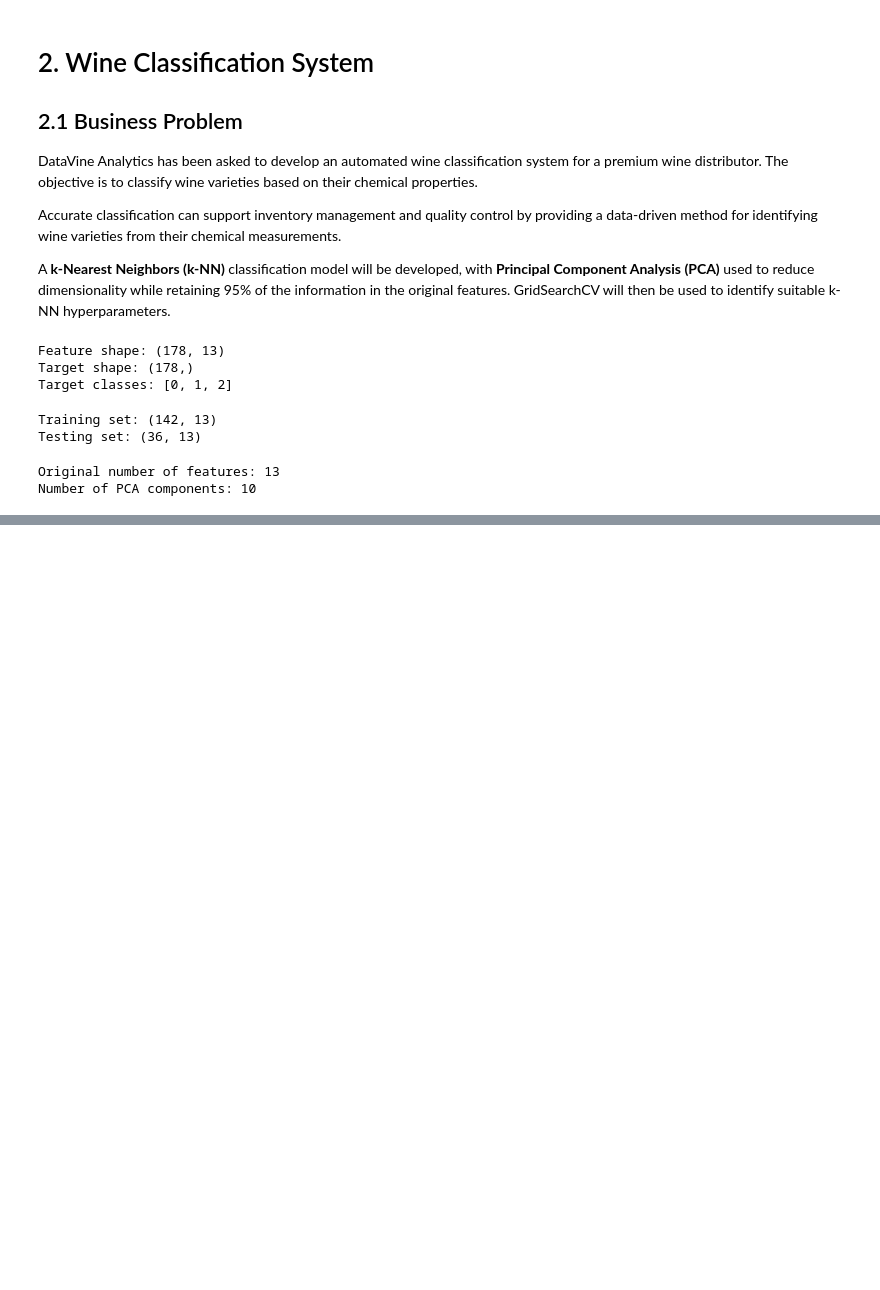
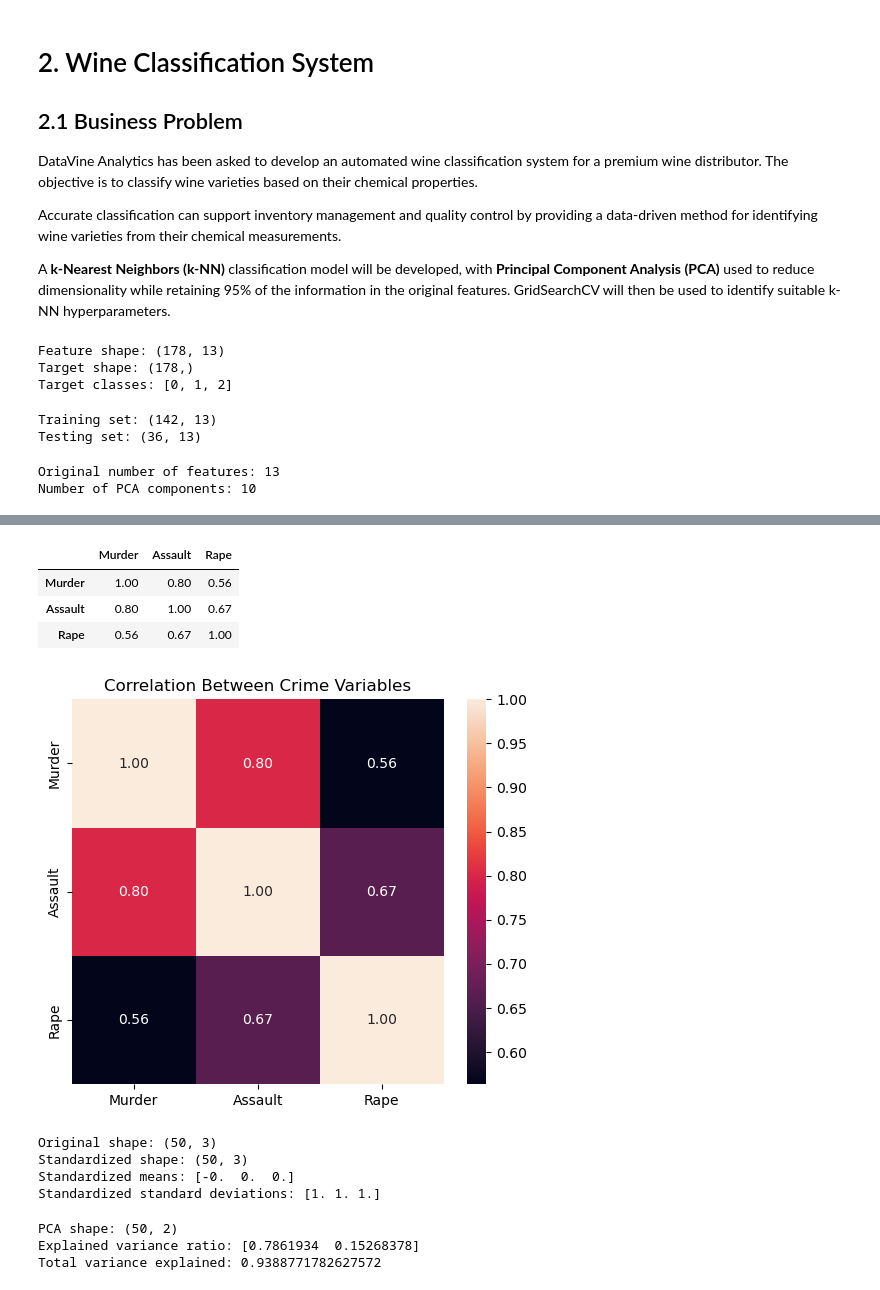
Before and after one commit to silviaogero/Datavine-machine-learning, a Jupyter notebook: Datavine.ipynb, the cells around one changed output, grey strips where cells are left out. Cells and saved outputs as stored; diff of their text form; code cells hidden in the pictures; blank space fills up the shorter version.

```diff
--- a/Datavine.ipynb
+++ b/Datavine.ipynb
@@ -358,0 +774,5 @@ Number of PCA components: 10
+# %%
+# Display the numerical crime variables
+crime_features = ["Murder", "Assault", "Rape"]
+
+display(us_arrests[crime_features].head())
@@ -358,0 +786,56 @@ Number of PCA components: 10
+# %%
+# Examine correlations between the selected crime variables
+crime_corr = us_arrests[crime_features].corr()
+
+display(crime_corr.round(2))
+# %% [output]
+|  | Murder | Assault | Rape |
+| Murder | 1.00 | 0.80 | 0.56 |
+| Assault | 0.80 | 1.00 | 0.67 |
+| Rape | 0.56 | 0.67 | 1.00 |
+# %%
+plt.figure(figsize=(6, 5))
+
+sns.heatmap(
+    crime_corr,
+    annot=True,
+    fmt=".2f"
+)
+
+plt.title("Correlation Between Crime Variables")
+plt.show()
+# %% [output]
+[figure, added]
+# %%
+# Select the three crime variables
+X_crime = us_arrests[crime_features]
+
+# Standardize the features
+crime_scaler = StandardScaler()
+X_crime_scaled = crime_scaler.fit_transform(X_crime)
+
+print("Original shape:", X_crime.shape)
+print("Standardized shape:", X_crime_scaled.shape)
+print("Standardized means:", X_crime_scaled.mean(axis=0).round(4))
+print("Standardized standard deviations:", X_crime_scaled.std(axis=0).round(4))
+# %% [output]
+Original shape: (50, 3)
+Standardized shape: (50, 3)
+Standardized means: [-0.  0.  0.]
+Standardized standard deviations: [1. 1. 1.]
+# %%
+# Reduce the standardized crime data to two principal components
+pca_crime = PCA(n_components=2)
+
+X_crime_pca = pca_crime.fit_transform(X_crime_scaled)
+
+print("PCA shape:", X_crime_pca.shape)
+print("Explained variance ratio:", pca_crime.explained_variance_ratio_)
+print(
+    "Total variance explained:",
+    pca_crime.explained_variance_ratio_.sum()
+)
+# %% [output]
+PCA shape: (50, 2)
+Explained variance ratio: [0.7861934  0.15268378]
+Total variance explained: 0.9388771782627572
```
Also changed, not shown: parts of 43 cells of this notebook, 1 other file.
